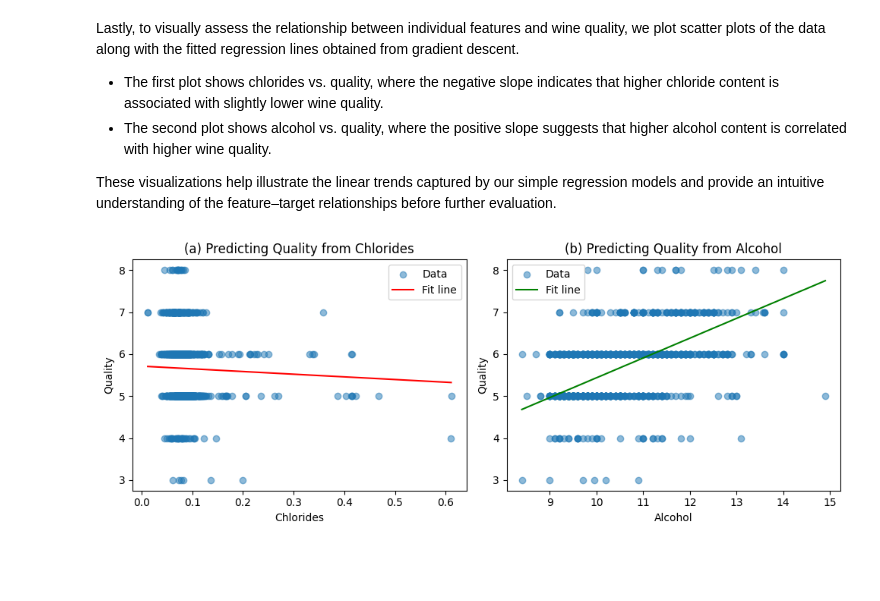
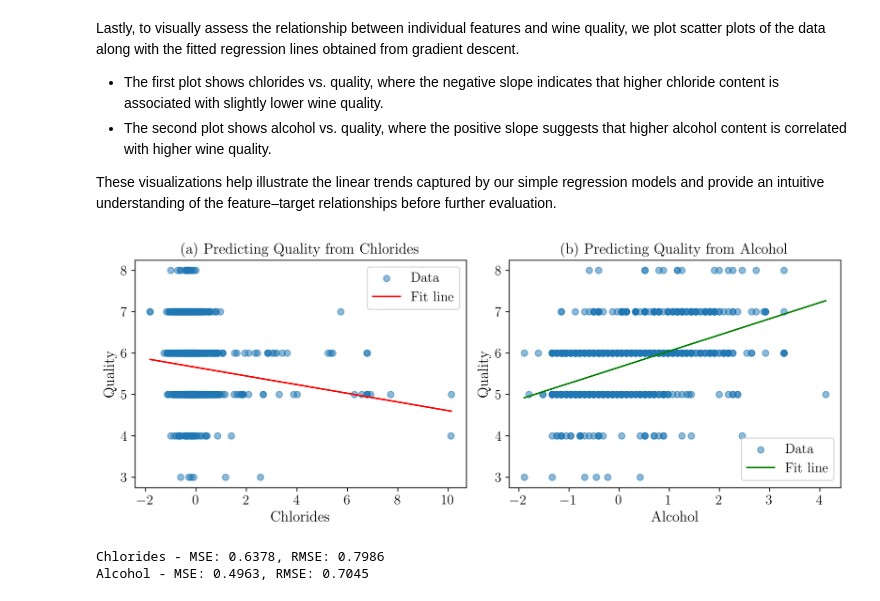
Before and after one commit to SigurdRiseth/idatg2208-assignment-1, a Jupyter notebook: notebooks/02_simple_regression.ipynb, the cells around one changed output. Drawn from its saved outputs; the diff is of its cells as text; code cells hidden in the pictures; blank space fills up the shorter version.

```diff
--- a/notebooks/02_simple_regression.ipynb
+++ b/notebooks/02_simple_regression.ipynb
@@ -4,9 +4,14 @@
 First we load the data
 # %%
 import pandas as pd
+import numpy as np
+from sklearn.discriminant_analysis import StandardScaler
 
 # Load the dataset
 df = pd.read_pickle("../data/winequality.pkl")
+
+df["chlorides"] = np.log1p(df["chlorides"])  # log1p(x) = log(1+x) to avoid log(0)
+df[["chlorides", "alcohol"]] = StandardScaler().fit_transform(df[["chlorides", "alcohol"]])
 # %% [markdown]
 In order to estimate a simple linear regression model, we implement gradient descent from scratch. This optimization algorithm iteratively updates the model parameters by moving them in the direction of the steepest descent of the cost function (mean squared error in this case). The function below accepts a feature matrix $X$, a target vector $y$, and hyperparameters such as the learning rate and number of iterations. It returns the estimated parameters $\theta$ (including the intercept) along with the mean squared error at each iteration, which can be useful for debugging or convergence analysis.
 # %%
@@ -67,14 +72,13 @@ We now apply the gradient descent implementation to a specific feature–chlorid
 # %%
 # Feature: chlorides (reshaped into column vector)
 X = df['chlorides'].values.reshape(-1, 1)
-
 # Target: quality
 y = df['quality'].values.reshape(-1, 1)
 
 # Run gradient descent (default lr=0.01, n_iterations=1000)
-theta, history = gradient_descent(X, y, random_state=42)
+theta_chlorides, history = gradient_descent(X, y, random_state=42)
 
 print("Theta (intercept, slope):")
-print(theta.ravel())  # flatten to make it readable
+print(theta_chlorides.ravel())  # flatten to make it readable
 # %% [output]
 Theta (intercept, slope):
@@ -89,9 +93,9 @@ X = df['alcohol'].values.reshape(-1, 1)
 y = df['quality'].values.reshape(-1, 1)
 
 # Run gradient descent (default lr=0.01, n_iterations=1000)
-theta, history = gradient_descent(X, y, learning_rate=0.001, n_iterations=10_000, random_state=42)
+theta_alcohol, history = gradient_descent(X, y, learning_rate=0.001, n_iterations=10_000, random_state=42)
 
 print("Theta (intercept, slope):")
-print(theta.ravel())
+print(theta_alcohol.ravel())
 # %% [output]
 Theta (intercept, slope):
@@ -104,10 +108,6 @@ Lastly, to visually assess the relationship between individual features and wine
 These visualizations help illustrate the linear trends captured by our simple regression models and provide an intuitive understanding of the feature–target relationships before further evaluation.
 # %%
 import matplotlib.pyplot as plt
-
-# Coefficients
-theta_chlorides = [5.71207983, -0.63638304]  # intercept, slope
-theta_alcohol = [0.72303417, 0.47133765]
 
 # Chlorides vs Quality
 plt.figure(figsize=(10,4))
@@ -124,31 +124,59 @@ plt.legend()
 
 # Alcohol vs Quality
 plt.subplot(1,2,2)
 plt.scatter(df["alcohol"], df["quality"], alpha=0.5, label="Data")
 x_vals = np.linspace(df["alcohol"].min(), df["alcohol"].max(), 100)
 y_vals = theta_alcohol[0] + theta_alcohol[1]*x_vals
 plt.plot(x_vals, y_vals, color="green", label="Fit line")
 plt.xlabel("Alcohol")
 plt.ylabel("Quality")
 plt.title("(b) Predicting Quality from Alcohol")
 plt.legend()
 
 plt.rcParams.update({
     "text.usetex": True,                # Use LaTeX for all text
     "font.family": "serif",             # Match your LaTeX font family
     "font.serif": ["New PX"],           # newpxtext/newpxmath font
     "axes.labelsize": 14,               # Size of axis labels
     "axes.titlesize": 14,               # Size of titles
     "xtick.labelsize": 13,
     "ytick.labelsize": 13,
     "legend.fontsize": 13,
     "figure.dpi": 300,                  # High resolution
 })
 
 plt.tight_layout()
 plt.savefig("../reports/figures/simple_regression.png",
             bbox_inches="tight",   # don't cut off labels/titles
             dpi=300)               # optional: higher resolution
 plt.show()
 # %% [output]
-[figure, old version]
+[figure, new version]
+# %%
+# Calculate MSE and RMSE
+
+def calculate_mse_rmse(X, y, theta) -> tuple:
+    """
+    Calculate Mean Squared Error (MSE) and Root Mean Squared Error (RMSE).
+    """
+    m = X.shape[0]
+    X_b = np.c_[np.ones((m, 1)), X]  # Add bias term
+    y_pred = X_b @ theta
+    error = y_pred - y
+    mse = np.mean(error**2)
+    rmse = np.sqrt(mse)
+    return mse, rmse
+
+# Chlorides
+X_chlorides = df['chlorides'].values.reshape(-1, 1)
+y = df['quality'].values.reshape(-1, 1)
+mse_chlorides, rmse_chlorides = calculate_mse_rmse(X_chlorides, y, theta_chlorides)
+print(f"Chlorides - MSE: {mse_chlorides:.4f}, RMSE: {rmse_chlorides:.4f}")
+
+# Alcohol
+X_alcohol = df['alcohol'].values.reshape(-1, 1)
+mse_alcohol, rmse_alcohol = calculate_mse_rmse(X_alcohol, y, theta_alcohol)
+print(f"Alcohol - MSE: {mse_alcohol:.4f}, RMSE: {rmse_alcohol:.4f}")
+# %% [output]
+Chlorides - MSE: 0.6378, RMSE: 0.7986
+Alcohol - MSE: 0.4963, RMSE: 0.7045
```
Also changed, not shown: parts of 2 cells of this notebook, 10 other files.
